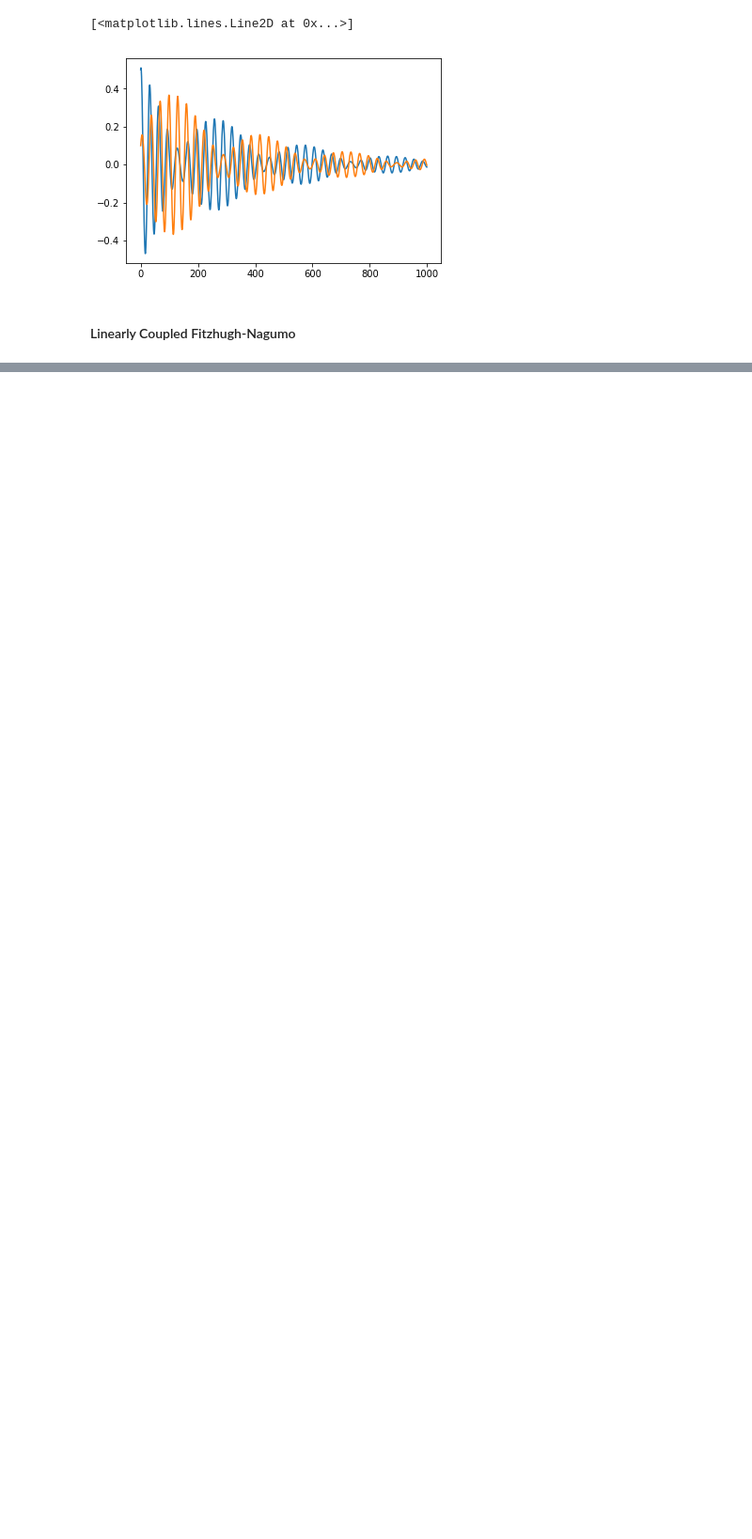
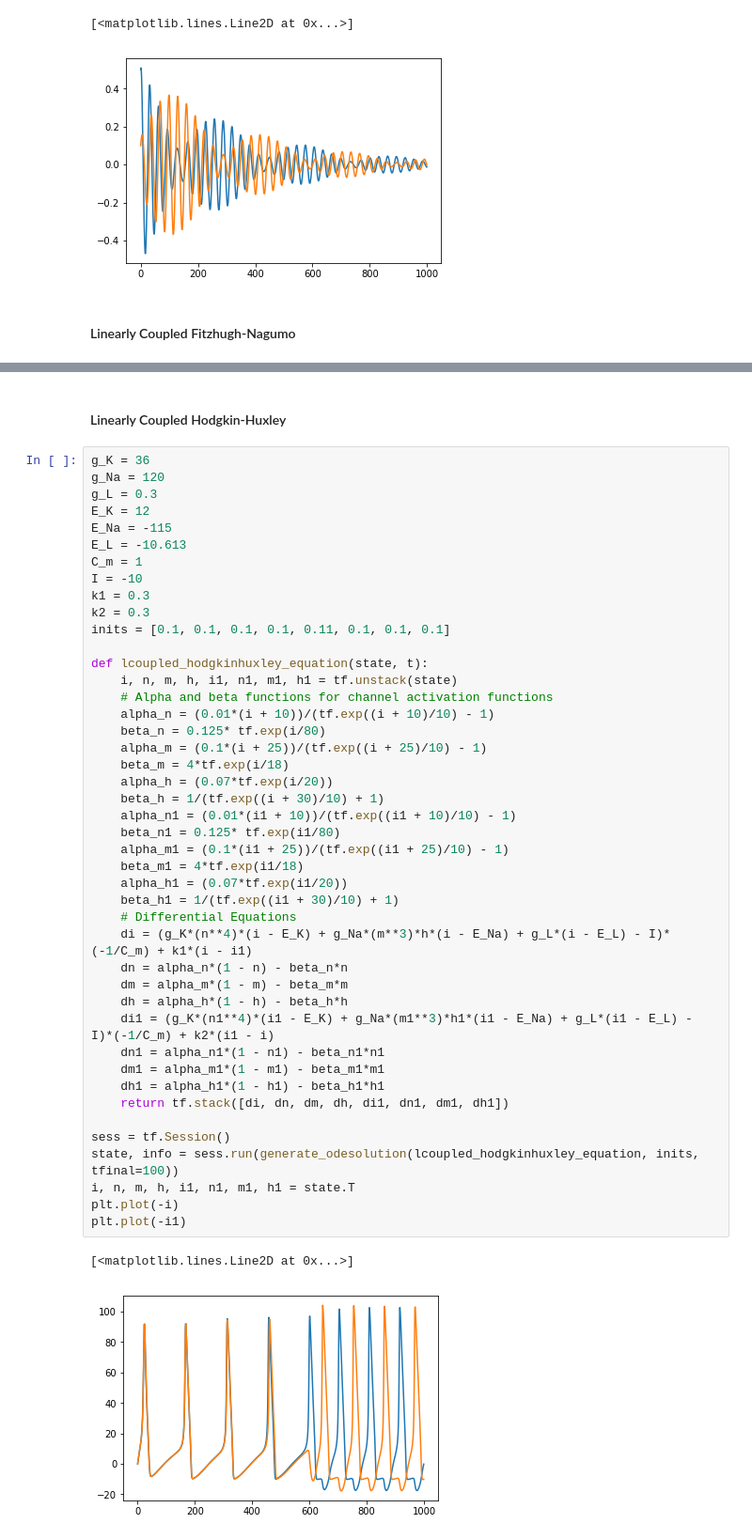
Before and after one commit to zthurman/fizzpy, a Jupyter notebook: Notebooks/Fractal Dynamics.ipynb, the cells around one changed output, grey strips where cells are left out. Shown at 94% size. Saved outputs shown, nothing was run; the diff lists cells and outputs as text; blank space fills up the shorter version.

```diff
--- a/Notebooks/Fractal Dynamics.ipynb
+++ b/Notebooks/Fractal Dynamics.ipynb
@@ -251,0 +323,49 @@ plt.plot(v1)
+# %% [markdown]
+#### Linearly Coupled Hodgkin-Huxley
+# %%
+g_K = 36
+g_Na = 120
+g_L = 0.3
+E_K = 12
+E_Na = -115
+E_L = -10.613
+C_m = 1
+I = -10
+k1 = 0.3
+k2 = 0.3
+inits = [0.1, 0.1, 0.1, 0.1, 0.11, 0.1, 0.1, 0.1]
+
+def lcoupled_hodgkinhuxley_equation(state, t):
+    i, n, m, h, i1, n1, m1, h1 = tf.unstack(state)
+    # Alpha and beta functions for channel activation functions
+    alpha_n = (0.01*(i + 10))/(tf.exp((i + 10)/10) - 1)
+    beta_n = 0.125* tf.exp(i/80)
+    alpha_m = (0.1*(i + 25))/(tf.exp((i + 25)/10) - 1)
+    beta_m = 4*tf.exp(i/18)
+    alpha_h = (0.07*tf.exp(i/20))
+    beta_h = 1/(tf.exp((i + 30)/10) + 1)
+    alpha_n1 = (0.01*(i1 + 10))/(tf.exp((i1 + 10)/10) - 1)
+    beta_n1 = 0.125* tf.exp(i1/80)
+    alpha_m1 = (0.1*(i1 + 25))/(tf.exp((i1 + 25)/10) - 1)
+    beta_m1 = 4*tf.exp(i1/18)
+    alpha_h1 = (0.07*tf.exp(i1/20))
+    beta_h1 = 1/(tf.exp((i1 + 30)/10) + 1)
+    # Differential Equations
+    di = (g_K*(n**4)*(i - E_K) + g_Na*(m**3)*h*(i - E_Na) + g_L*(i - E_L) - I)*(-1/C_m) + k1*(i - i1)
+    dn = alpha_n*(1 - n) - beta_n*n
+    dm = alpha_m*(1 - m) - beta_m*m
+    dh = alpha_h*(1 - h) - beta_h*h
+    di1 = (g_K*(n1**4)*(i1 - E_K) + g_Na*(m1**3)*h1*(i1 - E_Na) + g_L*(i1 - E_L) - I)*(-1/C_m) + k2*(i1 - i)
+    dn1 = alpha_n1*(1 - n1) - beta_n1*n1
+    dm1 = alpha_m1*(1 - m1) - beta_m1*m1
+    dh1 = alpha_h1*(1 - h1) - beta_h1*h1
+    return tf.stack([di, dn, dm, dh, di1, dn1, dm1, dh1])
+
+sess = tf.Session()
+state, info = sess.run(generate_odesolution(lcoupled_hodgkinhuxley_equation, inits, tfinal=100))
+i, n, m, h, i1, n1, m1, h1 = state.T
+plt.plot(-i)
+plt.plot(-i1)
+# %% [output]
+[<matplotlib.lines.Line2D at 0x...>]
+[figure, added]
```
Also changed, not shown: parts of 6 cells of this notebook.
